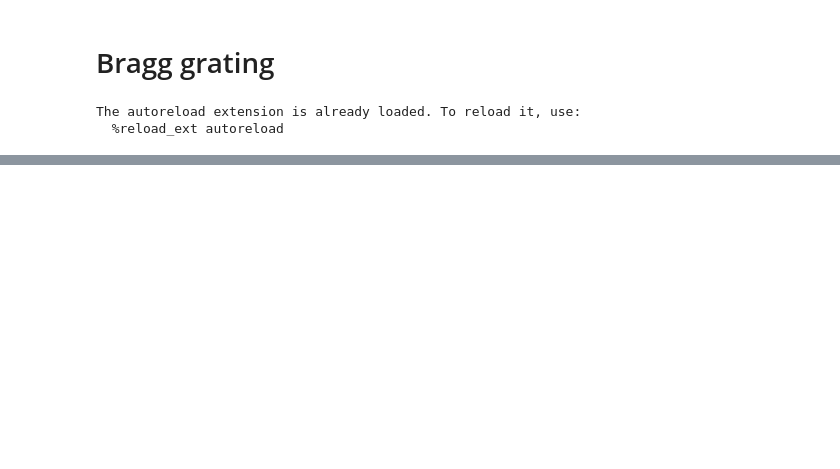
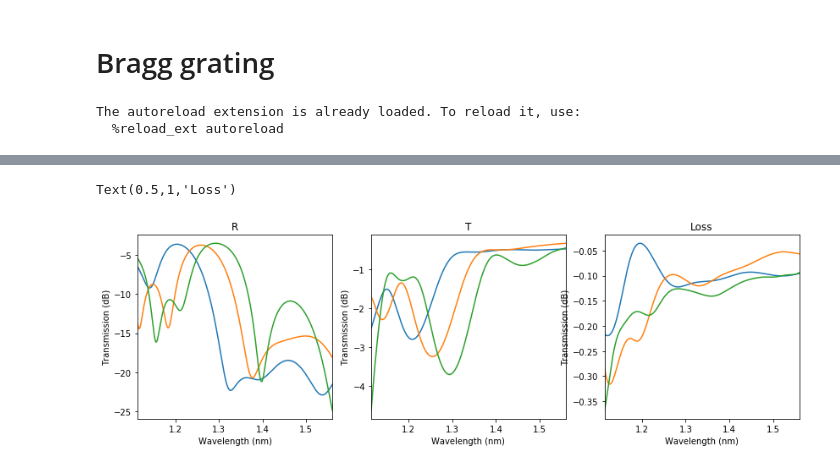
Before and after one commit to atait/jupyter-meep, a Jupyter notebook: notebooks/Cavities/Bragg.ipynb, the cells around one changed output, grey strips where cells are left out. Saved outputs shown, nothing was run; the diff lists cells and outputs as text; code cells hidden in the pictures; blank space fills up the shorter version.

```diff
--- a/notebooks/Cavities/Bragg.ipynb
+++ b/notebooks/Cavities/Bragg.ipynb
@@ -120,22 +105,0 @@ plt.legend(loc="upper right")
-# %%
-# parameter sweep
-isResimulating = False
-isSaving = True
-filename = 'bragg-periods.pkl'
-
-# n_period_vals = [10, 20, 30]
-pname, pvals = 'dw', [.05, .1, .15, .2]
-# pitch_vals = [.26, .27, .28]
-
-if isResimulating:
-    spectra = FunctionBundle()
-    for p in pvals:
-        geo_kwarg = {pname: p}
-        bend_refl_flux, flux_freqs = do_trial(straight_refl_data, do_live=False, **geo_kwarg)
-        Rs = -bend_refl_flux/straight_tran_flux
-        spct1 = Spectrum(wl[::-1], Rs[::-1], inDbm=False)
-        spectra.addDim(spct1.db())
-    if isSaving:
-        io.savePickleGzip(dataTuple=(pname, pvals, spectra), filename=filename)
-else:
-    pname, pvals, spectra = io.loadPickleGzip(filename=filename)
@@ -148,0 +173,20 @@ spectra.simplePlot()
+# %%
+fi, ax = plt.subplots(ncols=3, figsize=(14, 4))
+# spectra = list(spectra)
+# spectra[0] = spectra[0].crop((1.15, 1.30))
+# spectra[1] = spectra[1].crop((1.15, 1.30))
+plt.sca(ax[0])
+spectra[0].simplePlot()
+plt.title('R')
+plt.sca(ax[1])
+spectra[1].simplePlot()
+plt.title('T')
+plt.sca(ax[2])
+((spectra[0].lin() + spectra[1].lin() - 1)).db().simplePlot()
+plt.title('Loss')
+# sp = spectra[0]
+# sp.lin().simplePlot()
+# spct.db().simplePlot()
+# %% [output]
+Text(0.5,1,'Loss')
+[figure, added]
```
Also changed, not shown: parts of 10 cells of this notebook, 4 other files.
